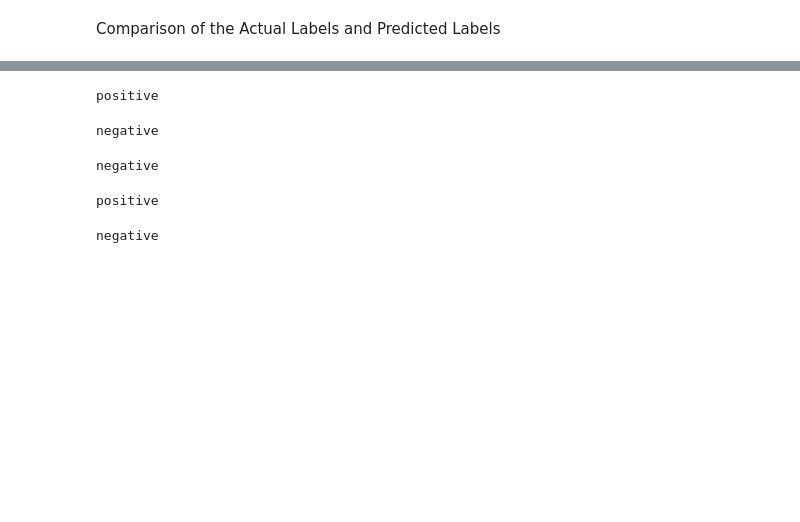
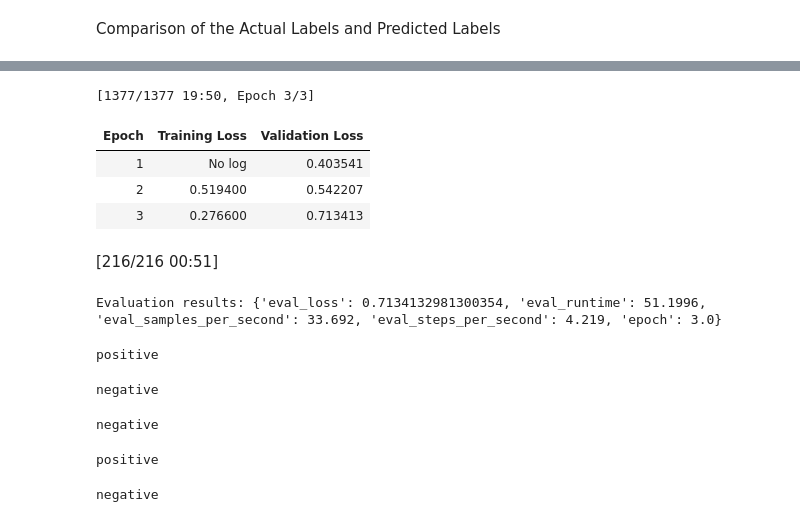
Before and after one commit to joynaomi81/Sentiment-Analysis-Project, a Jupyter notebook: Sentiment_Analysis_Project.ipynb, the cells around one changed output, grey strips where cells are left out. Drawn from its saved outputs; the diff is of its cells as text; code cells hidden in the pictures; blank space fills up the shorter version.

```diff
--- a/Sentiment_Analysis_Project.ipynb
+++ b/Sentiment_Analysis_Project.ipynb
@@ -505,0 +543,6 @@ pickle.dump(mnb, open('Movie_Reviews_Sentiment_Analysis.pkl', 'wb'))
+# %%
+from transformers import BertTokenizer, BertForSequenceClassification
+
+# Load BERT tokenizer and model (for binary classification)
+tokenizer = BertTokenizer.from_pretrained('bert-base-uncased')
+model = BertForSequenceClassification.from_pretrained('bert-base-uncased', num_labels=2)
@@ -505,0 +582,14 @@ pickle.dump(mnb, open('Movie_Reviews_Sentiment_Analysis.pkl', 'wb'))
+# %%
+from transformers import BertTokenizer
+from datasets import load_dataset
+
+# Load dataset
+dataset = load_dataset('csv', data_files={'train': '/content/drive/MyDrive/Colab Notebooks/IMDB Dataset.csv'})
+
+# Tokenize the dataset
+def tokenize_function(examples):
+
+    return tokenizer(examples['sentiment'], padding="max_length", truncation=True)
+
+# Apply tokenization
+tokenized_datasets = dataset.map(tokenize_function, batched=True)
@@ -505,0 +712,48 @@ pickle.dump(mnb, open('Movie_Reviews_Sentiment_Analysis.pkl', 'wb'))
+# %%
+import torch
+from transformers import BertTokenizer, BertForSequenceClassification, Trainer, TrainingArguments
+from datasets import load_dataset
+
+dataset = load_dataset("glue", "mrpc")  # Load the MRPC dataset
+train_dataset = dataset['train']
+test_dataset = dataset['test']
+
+# Load the BERT tokenizer
+tokenizer = BertTokenizer.from_pretrained('bert-base-uncased')
+
+# Tokenize the datasets
+def tokenize_function(examples):
+    return tokenizer(examples['sentence1'], examples['sentence2'], padding='max_length', truncation=True, clean_up_tokenization_spaces=True)
+
+tokenized_train = train_dataset.map(tokenize_function, batched=True)
+tokenized_test = test_dataset.map(tokenize_function, batched=True)
+
+# Load the BERT model for sequence classification
+model = BertForSequenceClassification.from_pretrained('bert-base-uncased')
+
+# Define training arguments
+training_args = TrainingArguments(
+    output_dir='./results',
+    evaluation_strategy='epoch',
+    learning_rate=2e-5,
+    per_device_train_batch_size=8,
+    per_device_eval_batch_size=8,
+    num_train_epochs=3,
+    weight_decay=0.01,
+)
+
+# Define a Trainer
+trainer = Trainer(
+    model=model,
+    args=training_args,
+    train_dataset=tokenized_train,
+    eval_dataset=tokenized_test,
+)
+
+# Train the model
+trainer.train()
+
+# Evaluate the model
+results = trainer.evaluate()
+print("Evaluation results:", results)
+# %% [output]
@@ -506,3 +794,10 @@ pickle.dump(mnb, open('Movie_Reviews_Sentiment_Analysis.pkl', 'wb'))
+[1377/1377 19:50, Epoch 3/3]
+| Epoch | Training Loss | Validation Loss |
+| 1 | No log | 0.403541 |
+| 2 | 0.519400 | 0.542207 |
+| 3 | 0.276600 | 0.713413 |
+[216/216 00:51]
+Evaluation results: {'eval_loss': 0.7134132981300354, 'eval_runtime': 51.1996, 'eval_samples_per_second': 33.692, 'eval_steps_per_second': 4.219, 'epoch': 3.0}
 # %%
 def test_model(sentence):
   sentence = save_cv.transform([sentence])
```
Also changed, not shown: parts of 40 cells of this notebook.
